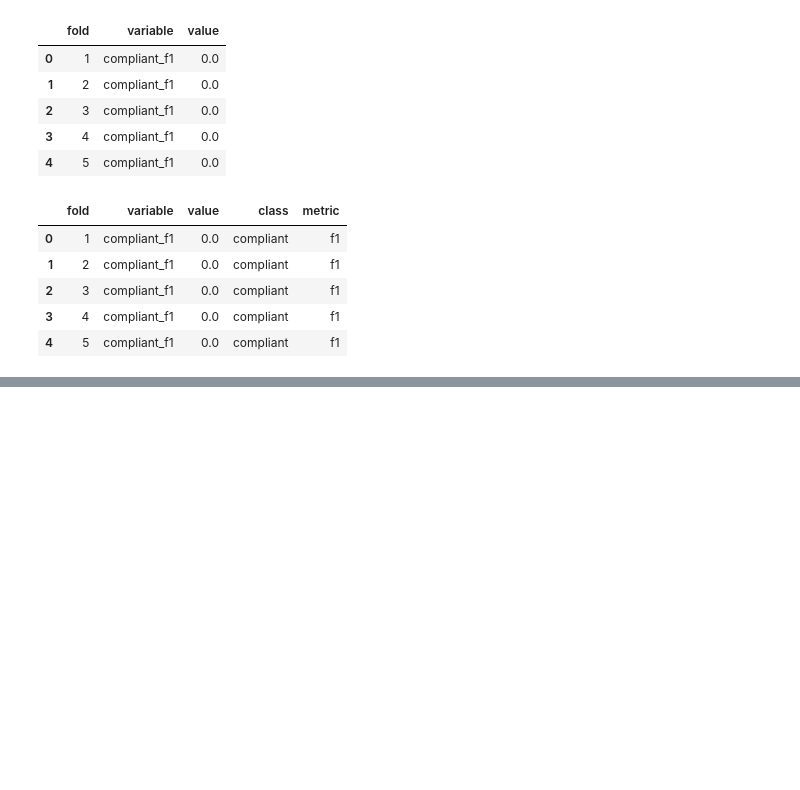
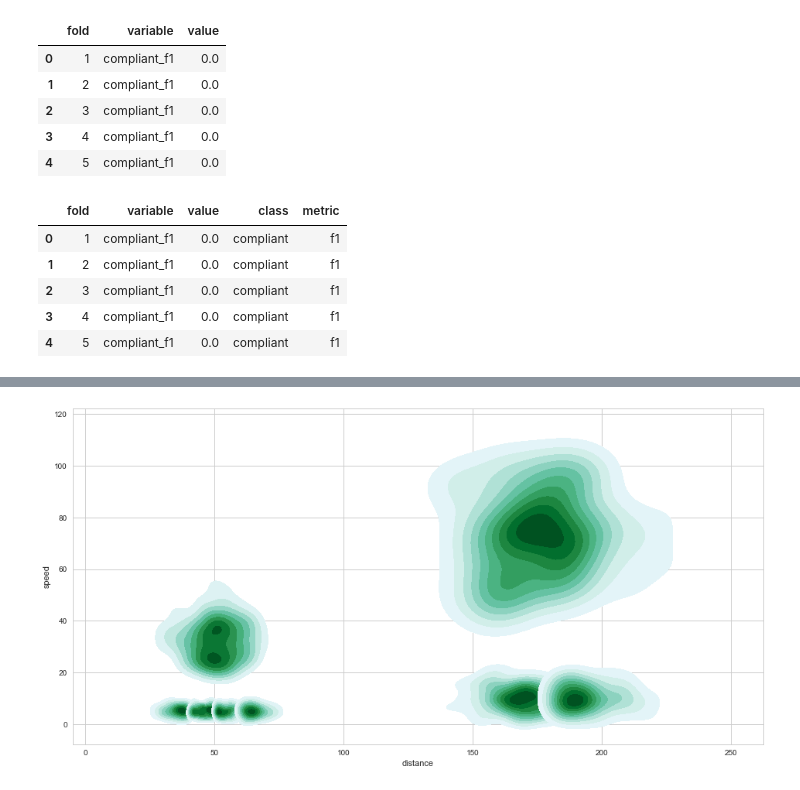
Before and after one commit to GalenWQ/CS321OshaProject, a Jupyter notebook: plotting.ipynb, the cells around one changed output, grey strips where cells are left out. Drawn from its saved outputs; the diff is of its cells as text; code cells hidden in the pictures; blank space fills up the shorter version.

```diff
--- a/plotting.ipynb
+++ b/plotting.ipynb
@@ -74,0 +160,20 @@ make_plot(cols)
+# %%
+import matplotlib.pyplot as plt
+sns.set(style="darkgrid")
+# %%
+# Set up the figure
+f, ax = plt.subplots(figsize=(16, 16))
+ax.set_aspect("equal")
+
+num_clusters = len(df.cluster.unique())
+pal = sns.cubehelix_palette(n_colors=num_clusters)
+
+for i in range(num_clusters):
+    df_i = df[df['cluster']==i]
+    ax = sns.kdeplot(
+        df_i.distance, df_i.speed,
+        shade=True, shade_lowest=False)
+
+# ax.legend()
+# %% [output]
+[figure, added]
```
Also changed, not shown: parts of 20 cells of this notebook, 7 other files.
